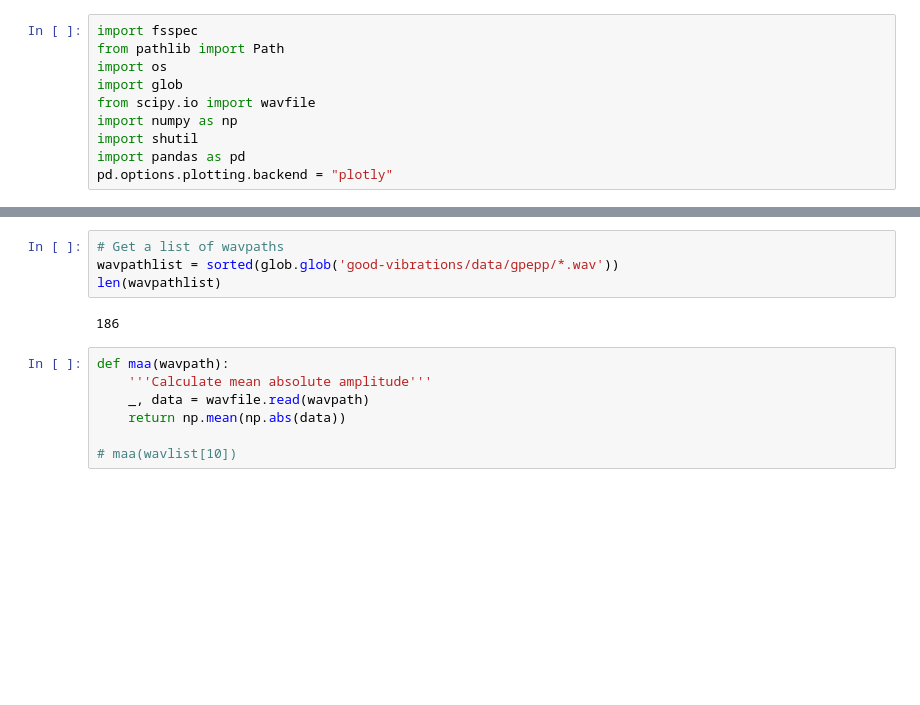
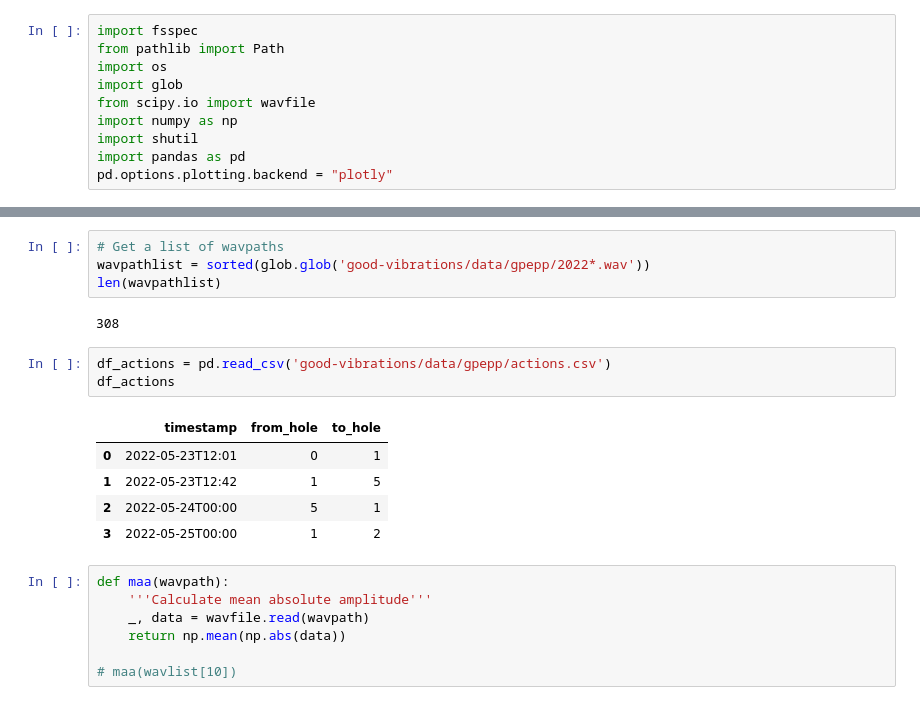
Before and after one commit to aubreymoore/treevibes, a Jupyter notebook: code/Experiment GPEPP.ipynb, the cells around one changed output, grey strips where cells are left out. Saved outputs shown, nothing was run; the diff lists cells and outputs as text; blank space fills up the shorter version.

```diff
--- a/code/Experiment GPEPP.ipynb
+++ b/code/Experiment GPEPP.ipynb
@@ -21,10 +21,19 @@ Wall time: 1min 1s
 0
 # %%
 # Get a list of wavpaths
-wavpathlist = sorted(glob.glob('good-vibrations/data/gpepp/*.wav'))
+wavpathlist = sorted(glob.glob('good-vibrations/data/gpepp/2022*.wav'))
 len(wavpathlist)
 # %% [output]
-186
+308
+# %%
+df_actions = pd.read_csv('good-vibrations/data/gpepp/actions.csv')
+df_actions
+# %% [output]
+|  | timestamp | from_hole | to_hole |
+| 0 | 2022-05-23T12:01 | 0 | 1 |
+| 1 | 2022-05-23T12:42 | 1 | 5 |
+| 2 | 2022-05-24T00:00 | 5 | 1 |
+| 3 | 2022-05-25T00:00 | 1 | 2 |
 # %%
 def maa(wavpath):
     '''Calculate mean absolute amplitude'''
```
Also changed, not shown: parts of 3 cells of this notebook.
